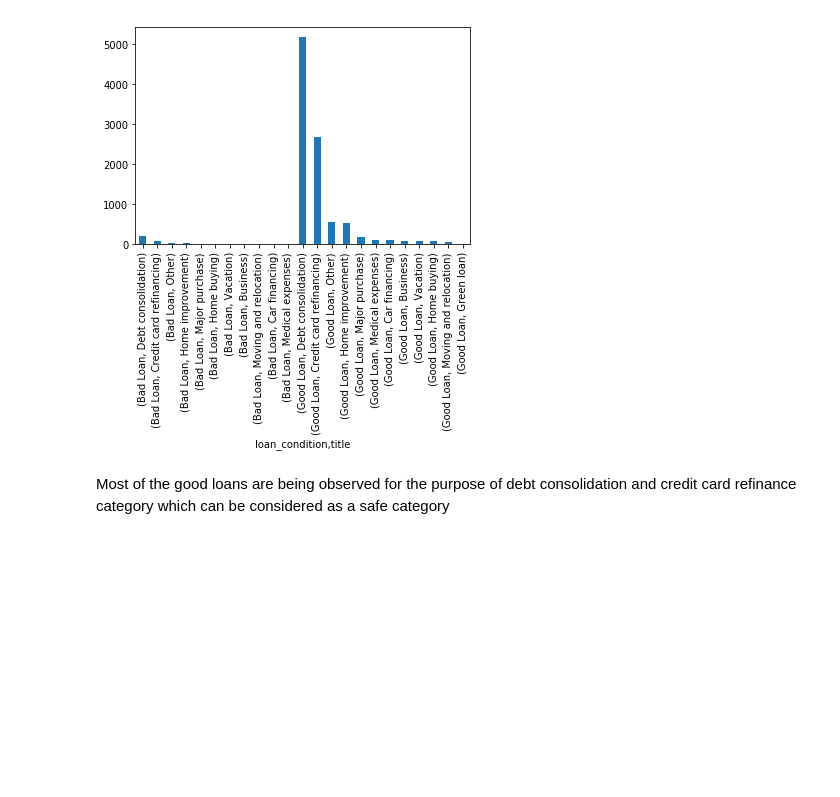
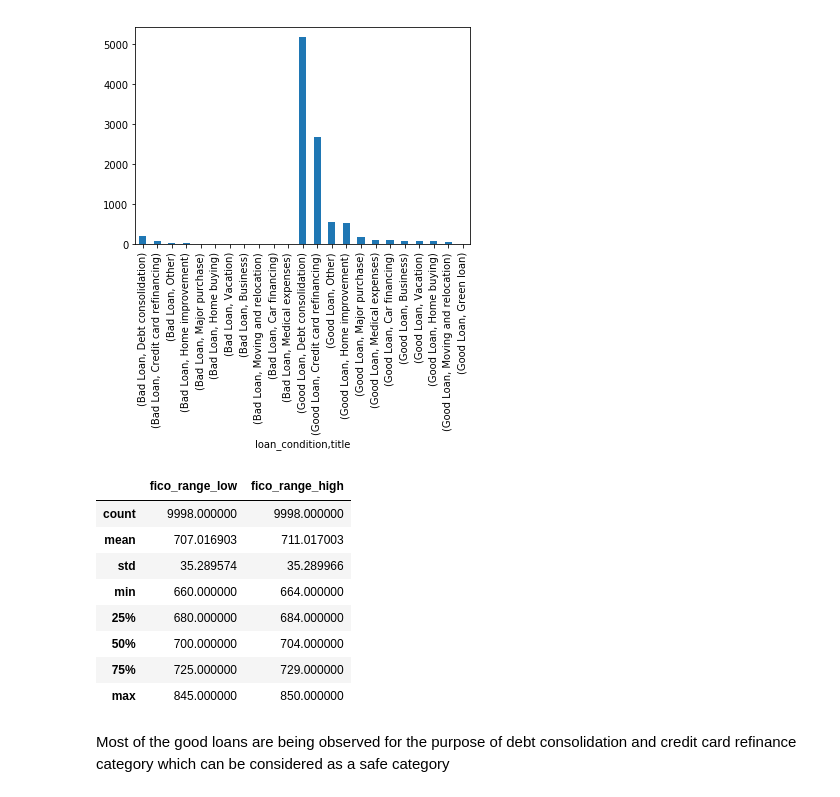
Before and after one commit to nishimishra71/Python, a Jupyter notebook: Capstone_sample.ipynb, the cells around one changed output. Drawn from its saved outputs; the diff is of its cells as text; code cells hidden in the pictures; blank space fills up the shorter version.

```diff
--- a/Capstone_sample.ipynb
+++ b/Capstone_sample.ipynb
@@ -373,6 +421,18 @@ df.title.groupby(df.loan_condition).value_counts().plot.bar()
 plt.show()
 # %% [output]
 [figure]
+# %%
+df[['fico_range_low', 'fico_range_high']].describe()
+# %% [output]
+|  | fico_range_low | fico_range_high |
+| count | 9998.000000 | 9998.000000 |
+| mean | 707.016903 | 711.017003 |
+| std | 35.289574 | 35.289966 |
+| min | 660.000000 | 664.000000 |
+| 25% | 680.000000 | 684.000000 |
+| 50% | 700.000000 | 704.000000 |
+| 75% | 725.000000 | 729.000000 |
+| max | 845.000000 | 850.000000 |
 # %% [markdown]
 Most of the good loans are being observed for the purpose of debt consolidation and credit card refinance category which can be considered as a safe category
 # %%
```
Also changed, not shown: parts of 11 cells of this notebook.
